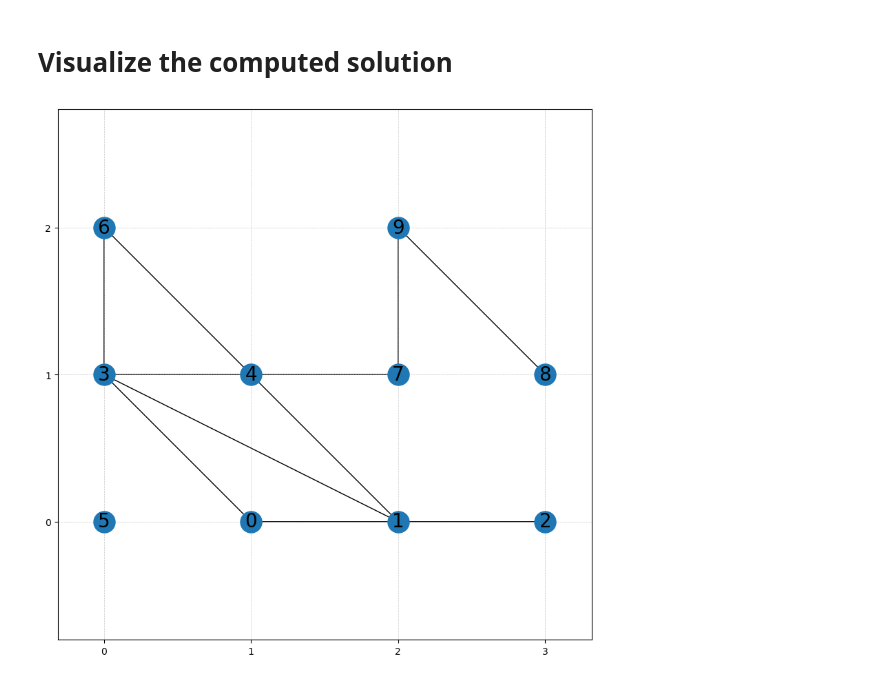
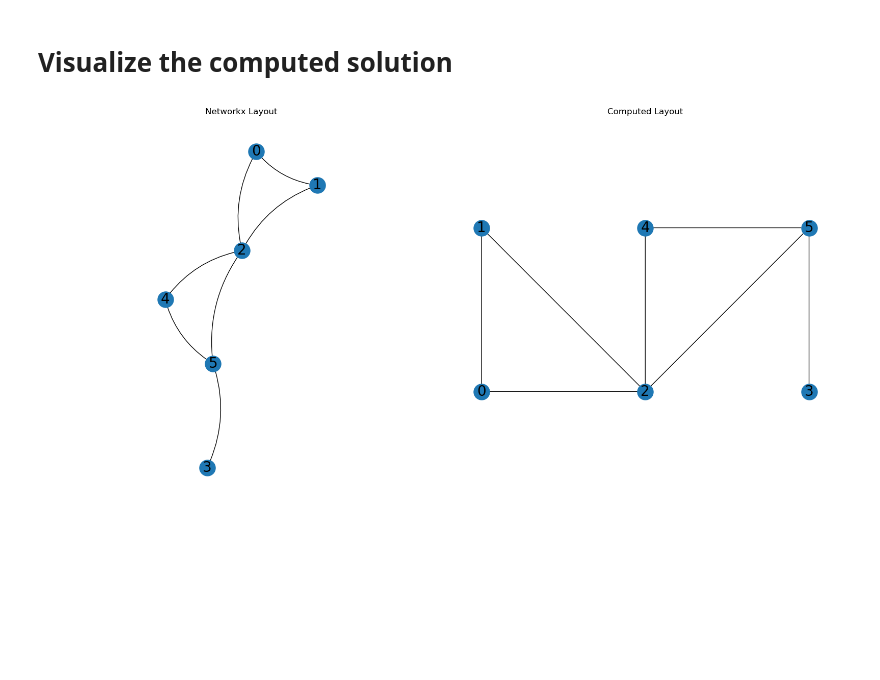
Before and after one commit to m4rquee/grid_drawing, a Jupyter notebook: grid_drawing.ipynb, the cells around one changed output. Saved outputs shown, nothing was run; the diff lists cells and outputs as text; code cells hidden in the pictures; blank space fills up the shorter version.

```diff
--- a/grid_drawing.ipynb
+++ b/grid_drawing.ipynb
@@ -10,8 +10,8 @@ from math import ceil, sqrt
 # Instance Construction
 # %%
 # Create a random planar graph:
-graph = nx.convert_node_labels_to_integers(nx.triangular_lattice_graph(3, 3))
-edges_to_remove = sample(list(graph.edges()), k=int(0.4 * graph.number_of_edges()))
+graph = nx.convert_node_labels_to_integers(nx.triangular_lattice_graph(2, 2))
+edges_to_remove = sample(list(graph.edges()), k=int (0.3 * graph.number_of_edges()))
 graph.remove_edges_from(edges_to_remove)
 
 # Read an input graph:
@@ -33,8 +33,10 @@ plt.show()
 # %%
 m = gp.Model('grid-drawing')
+m.params.FuncNonlinear = 1
 
 ## Dimensions bounds:
-WIDTH, HEIGHT = 10, 10
+WIDTH, HEIGHT = 100, 100
+M = n ** 2  # big-M constant
 
 ## Variables:
 width = m.addVar(ceil(sqrt(n)) - 1, WIDTH, 0, GRB.INTEGER, 'w')
@@ -43,6 +45,7 @@ x = m.addVars(V, lb=0, ub=WIDTH, vtype=GRB.INTEGER, name='x')
 y = m.addVars(V, lb=0, ub=HEIGHT, vtype=GRB.INTEGER, name='y')
 m.update()
 
+## Basic constraints:
 m.addConstrs(((x[u] - x[v]) ** 2 + (y[u] - y[v]) ** 2 >= 1
               for u in V for v in V if u < v), name='diff')  # all used grid points are distinct
 m.addQConstr((height + 1) * (width + 1) >= n, name='min_num')  # minimum number of grid points
@@ -188,19 +220,30 @@ hc[(7, 9, 8, 9)]: -2.0
 # %%
 import matplotlib.ticker as ticker
 
 
 # Extract the coordinates:
 pos = {node: (x[node].x, y[node].x) for node in V()}
 
-# Plot the graph with the positions obtained from the model:
-fig, ax = plt.subplots(figsize=(10, 10))
-nx.draw(graph, pos=pos, with_labels=True, node_size=500, font_size=20, arrows=True, ax=ax)
-plt.axis('on')
-ax.tick_params(left=True, bottom=True, labelleft=True, labelbottom=True)
-ax.grid(True, which='both', linestyle='--', linewidth=0.5, alpha=0.7)
-ax.xaxis.set_major_locator(ticker.MultipleLocator(1))
-ax.yaxis.set_major_locator(ticker.MultipleLocator(1))
-plt.axis('equal')
+# Create a figure with two subplots
+fig, axes = plt.subplots(1, 2, figsize=(16, 8))
+
+# Plot the graph (networkx layout)
+nx.draw(graph, with_labels=True, node_size=500, font_size=20, arrows=True,
+        connectionstyle='arc3,rad=0.2', ax=axes[0])
+axes[0].set_title('Networkx Layout')
+axes[0].axis('equal')
+
+# Plot the graph with computed positions
+nx.draw(graph, pos=pos, with_labels=True, node_size=500, font_size=20, arrows=True, ax=axes[1])
+axes[1].set_title('Computed Layout')
+axes[1].tick_params(left=True, bottom=True, labelleft=True, labelbottom=True)
+axes[1].grid(True, which='both', linestyle='--', linewidth=0.5, alpha=0.7)
+axes[1].xaxis.set_major_locator(ticker.MultipleLocator(1))
+axes[1].yaxis.set_major_locator(ticker.MultipleLocator(1))
+axes[1].axis('equal')
+
+# Show the combined figure
+plt.tight_layout()
 plt.show()
 # %% [output]
-[figure, old version]
+[figure, new version]
```
Also changed, not shown: parts of 6 cells of this notebook.
